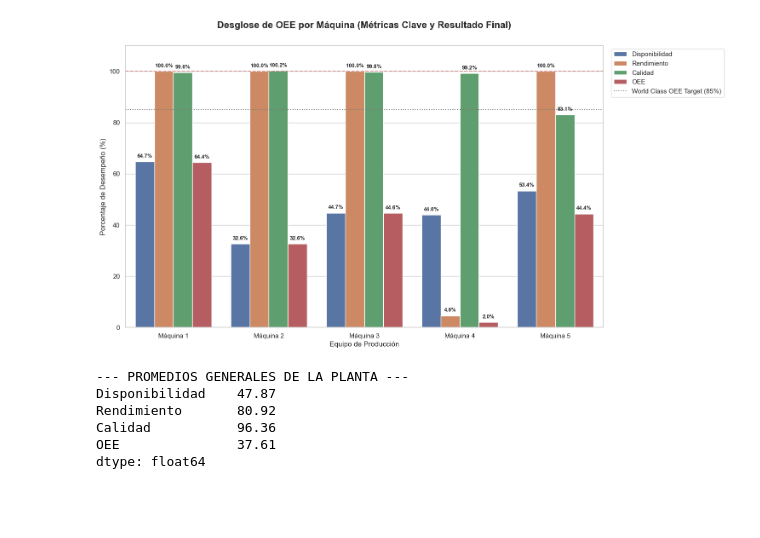
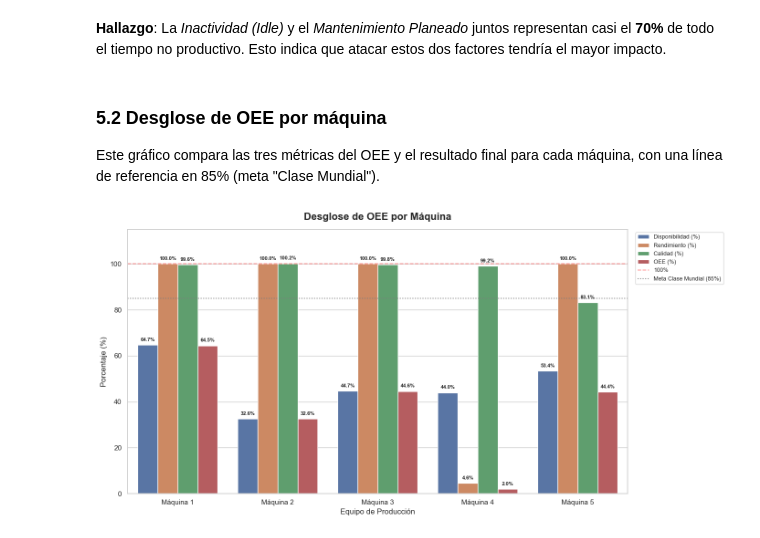
Before and after one commit to diego-neumann/Proyecto_OEE_Empaque, a Jupyter notebook: notebooks/02_calculo_y_graficos_oee.ipynb, the cells around one changed output. Saved outputs shown, nothing was run; the diff lists cells and outputs as text; code cells hidden in the pictures; blank space fills up the shorter version.

Commit message:
Mejora del análisis para incluir calculo del OEE.

```diff
--- a/notebooks/02_calculo_y_graficos_oee.ipynb
+++ b/notebooks/02_calculo_y_graficos_oee.ipynb
@@ -107,0 +145,6 @@ Calculando Disponibilidad, Rendimiento, Calidad y OEE final...
+# %%
+# Promedios generales de la planta
+print("--- PROMEDIOS GENERALES DE LA PLANTA ---")
+promedios = oee_df[['Disponibilidad (%)', 'Rendimiento (%)', 'Calidad (%)', 'OEE (%)']].mean()
+for metrica, valor in promedios.items():
+    print(f"  {metrica}: {valor:.2f}%")
@@ -108,40 +230,41 @@ Calculando Disponibilidad, Rendimiento, Calidad y OEE final...
+# %% [markdown]
+**Hallazgo**: La *Inactividad (Idle)* y el *Mantenimiento Planeado* juntos representan casi el **70%** de todo el tiempo no productivo. Esto indica que atacar estos dos factores tendría el mayor impacto.
+# %% [markdown]
+### 5.2 Desglose de OEE por máquina
+
+Este gráfico compara las tres métricas del OEE y el resultado final para cada máquina, con una línea de referencia en 85% (meta "Clase Mundial").
 # %%
-# Transformar para gráfico agrupado (Melt de Pandas)
-oee_melted = pd.melt(oee_df, id_vars=['Equipo'], value_vars=['Disponibilidad', 'Rendimiento', 'Calidad', 'OEE'],
-                    var_name='Métrica', value_name='Porcentaje')
+# Preparar datos para gráfico agrupado
+oee_melted = pd.melt(
+    oee_df, id_vars=['Equipo'],
+    value_vars=['Disponibilidad (%)', 'Rendimiento (%)', 'Calidad (%)', 'OEE (%)'],
+    var_name='Métrica', value_name='Porcentaje'
+)
 
-plt.figure(figsize=(15, 8))
+plt.figure(figsize=(14, 7))
 ax = sns.barplot(data=oee_melted, x='Equipo', y='Porcentaje', hue='Métrica', palette='deep')
 
-plt.title('Desglose de OEE por Máquina (Métricas Clave y Resultado Final)', y=1.05, fontsize=16, fontweight='bold')
-plt.ylabel('Porcentaje de Desempeño (%)', fontsize=12)
+plt.title('Desglose de OEE por Máquina', fontsize=16, fontweight='bold', pad=15)
+plt.ylabel('Porcentaje (%)', fontsize=12)
 plt.xlabel('Equipo de Producción', fontsize=12)
-plt.ylim(0, 110)
-plt.axhline(y=100, color='r', linestyle='--', alpha=0.5)
-plt.axhline(y=85, color='gray', linestyle=':', label='World Class OEE Target (85%)')
-plt.legend(bbox_to_anchor=(1.01, 1), loc='upper left')
+plt.ylim(0, 115)
 
-# Añadimos las etiquetas para máxima decodificación visual
+# Líneas de referencia
+plt.axhline(y=100, color='red', linestyle='--', alpha=0.4, label='100%')
+plt.axhline(y=85, color='gray', linestyle=':', linewidth=1.5, label='Meta Clase Mundial (85%)')
+plt.legend(bbox_to_anchor=(1.01, 1), loc='upper left', fontsize=9)
+
+# Etiquetas de valor sobre las barras
 for p in ax.patches:
     valor = p.get_height()
     if valor > 0:
         ax.annotate(f'{valor:.1f}%',
                     (p.get_x() + p.get_width() / 2., valor),
-                    ha='center', va='center', xytext=(0, 9),
-                    textcoords='offset points', fontsize=9, fontweight='bold')
+                    ha='center', va='center', xytext=(0, 8),
+                    textcoords='offset points', fontsize=8, fontweight='bold')
 
 plt.tight_layout()
-plt.savefig('../visualizaciones/oee_componentes.png', dpi=300)
+plt.savefig('../visualizaciones/oee_componentes.png', dpi=150, bbox_inches='tight')
 plt.show()
-
-print("\n--- PROMEDIOS GENERALES DE LA PLANTA --- ")
-promedios = oee_df[['Disponibilidad', 'Rendimiento', 'Calidad', 'OEE']].mean()
-print(promedios.round(2))
 # %% [output]
-[figure, old version]
+[figure, new version]
---- PROMEDIOS GENERALES DE LA PLANTA ---
-Disponibilidad    47.87
-Rendimiento       80.92
-Calidad           96.36
-OEE               37.61
-dtype: float64
```
Also changed, not shown: parts of 30 cells of this notebook, 6 other files.
